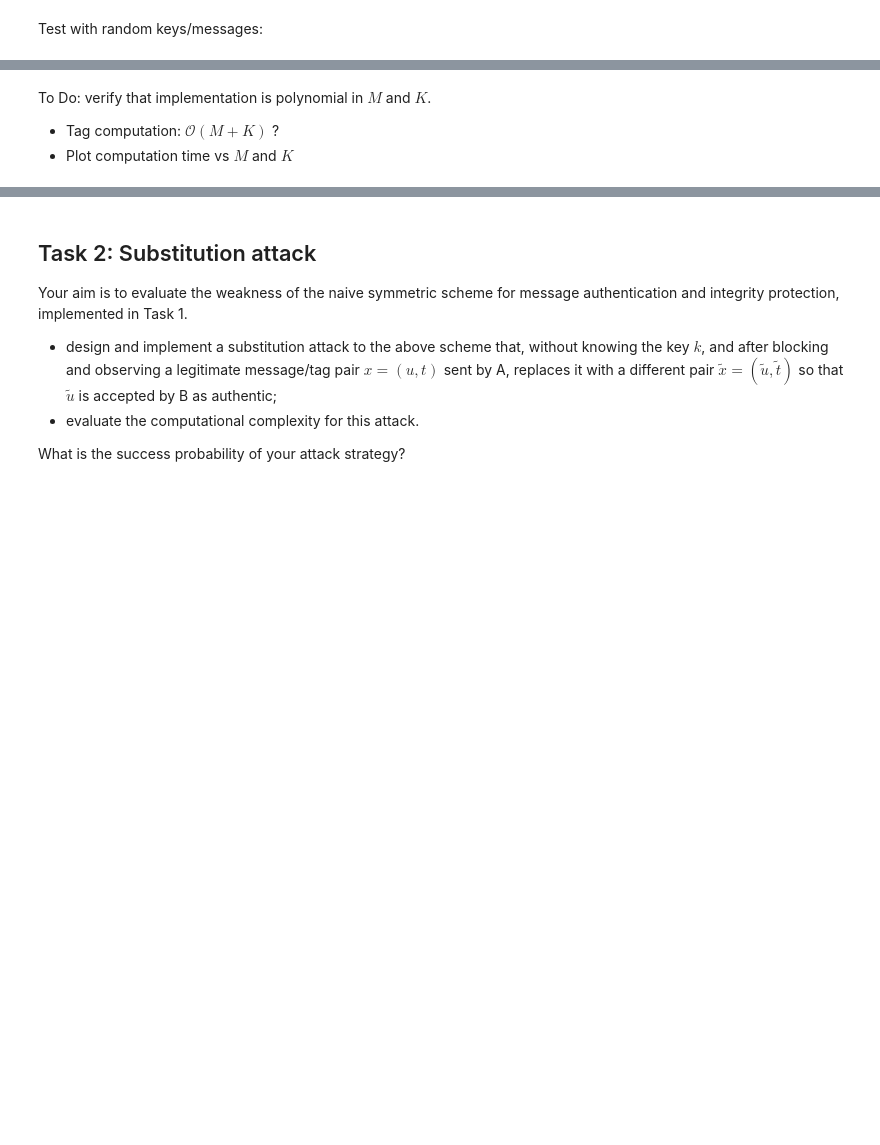
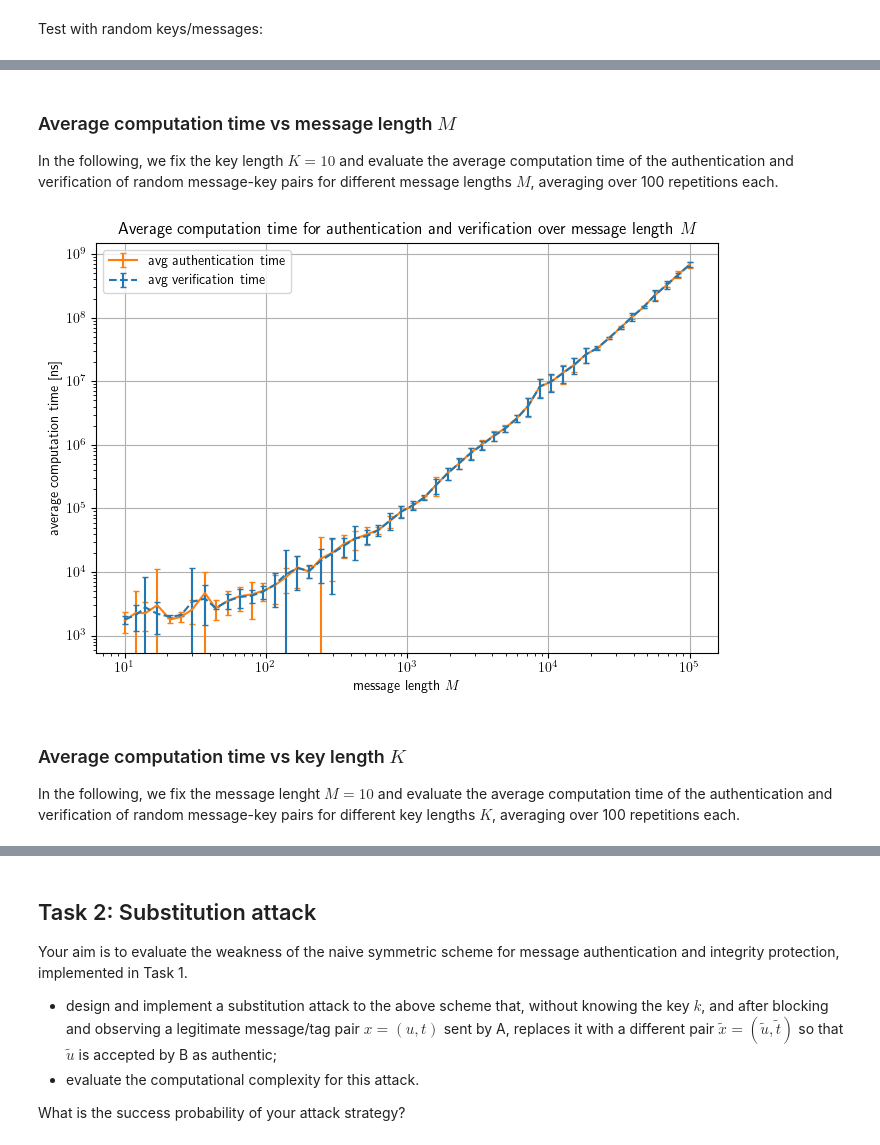
Before and after one commit to lm-schulze/InfoSec, a Jupyter notebook: Lab3.ipynb, the cells around one changed output, grey strips where cells are left out. Drawn from its saved outputs; the diff is of its cells as text; code cells hidden in the pictures; blank space fills up the shorter version.

Commit message:
added avg computation time plots, still needs to be executed completely

```diff
--- a/Lab3.ipynb
+++ b/Lab3.ipynb
@@ -5,7 +5,9 @@ Laboratory session 3 of *Information Security*, AY 2024/25. In this notebook, we
 # library imports
 import numpy as np
 import matplotlib.pyplot as plt
+plt.rcParams['text.usetex'] = True
 import random
+import time
 # %% [markdown]
 ## Task 1: Authentication scheme
 Consider the following symmetric scheme for message authentication and integrity protection:
@@ -110,4 +112,43 @@ Incorrectly accepted: 40 of 10000
-# %% [markdown]
-To Do: verify that implementation is polynomial in $M$ and $K$.
-- Tag computation: $\mathcal{O}(M+K)$ ?
-- Plot computation time vs $M$ and $K$
+# %% [markdown]
+### Average computation time vs message length $M$
+In the following, we fix the key length $K=10$ and evaluate the average computation time of the authentication and verification of random message-key pairs for different message lengths $M$, averaging over 100 repetitions each.
+# %%
+# time the authentication and verification
+K = 10 # fixed key length
+M_vals = np.logspace(1, 5, 50, dtype=int) # values of message length M to test
+N = 100 # repetitions per M_val
+avg_time_M = np.empty((len(M_vals), 3), dtype=float) # save average computation time for each M
+std_time_M = np.empty((len(M_vals), 3), dtype=float) # save stddev of computation time for each M
+for j, M in enumerate(M_vals):
+    time_arr = np.empty((N, 3), dtype=float)
+    for i in range(N):
+        u = "".join(str(random.randint(0, 1)) for i in range(M)) # message
+        k = "".join(str(random.randint(0, 1)) for i in range(K)) # key
+        start = time.perf_counter_ns()
+        x = authScheme(u, k) # authentication
+        step1 = time.perf_counter_ns()
+        accepted = checkReceived(x, k, M) # verification
+        step2 = time.perf_counter_ns()
+        time_arr[i, :] = [step1 - start, step2 - step1, step2 - start] # [auth_time, verify_time, tot_time]
+    avg_time_M[j, :] = np.mean(time_arr, axis=0) # save avg time
+    std_time_M[j, :] = np.std(time_arr, axis=0) # save time stddev
+# %%
+# make plot
+fig, ax = plt.subplots(figsize=(7, 5), tight_layout=True)
+ax.errorbar(M_vals, avg_time_M[:, 0], yerr=std_time_M[:, 0], label="avg authentication time", capsize=2, c='tab:orange')
+ax.errorbar(M_vals, avg_time_M[:, 1], yerr=std_time_M[:, 1], label="avg verification time", capsize=2, ls='--', c='tab:blue')
+#ax.errorbar(M_vals, avg_time_M[:, 2], yerr=std_time_M[:, 2], label="total" )
+ax.legend(loc='best')
+ax.set_xlabel("message length $M$")
+ax.set_ylabel("average computation time [ns]")
+ax.set_xscale('log')
+ax.set_yscale('log')
+ax.set_title('Average computation time for authentication and verification over message length $M$')
+ax.grid()
+fig.savefig("auth_scheme_time_vs_M", dpi=1000)
+plt.show()
+# %% [output]
+[figure, added]
+# %% [markdown]
+### Average computation time vs key length $K$
+In the following, we fix the message lenght $M=10$ and evaluate the average computation time of the authentication and verification of random message-key pairs for different key lengths $K$, averaging over 100 repetitions each.
```
Also changed, not shown: parts of 22 cells of this notebook.
